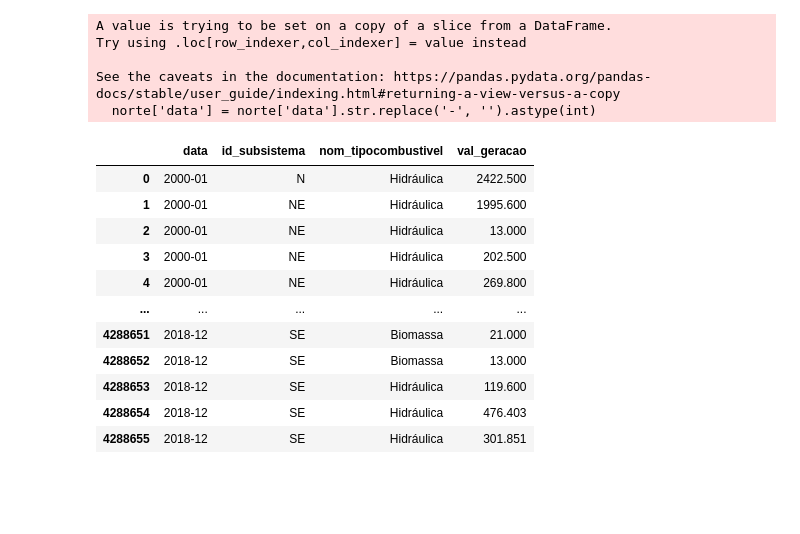
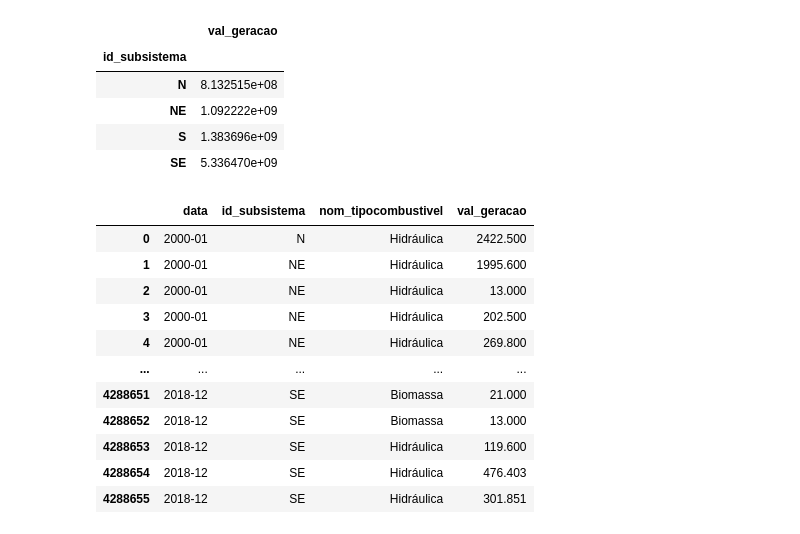
Before and after one commit to ppbgarcia/bootcamp20241, a Jupyter notebook: eda.ipynb, the cells around one changed output. Saved outputs shown, nothing was run; the diff lists cells and outputs as text; code cells hidden in the pictures; blank space fills up the shorter version.

```diff
--- a/eda.ipynb
+++ b/eda.ipynb
@@ -32,16 +35,19 @@ treino = treino.drop(['nom_subsistema', 'nom_estado', 'ceg', 'id_ons', 'nom_tipo
+# %%
+display(treino.groupby('id_subsistema').sum())
+# %% [output]
+|  | val_geracao |
+| id_subsistema |  |
+| N | 8.132515e+08 |
+| NE | 1.092222e+09 |
+| S | 1.383696e+09 |
+| SE | 5.336470e+09 |
 # %%
 norte = treino[treino['id_subsistema'] == "N"]
 nordeste = treino[treino['id_subsistema'] == "NE"]
 sul = treino[treino['id_subsistema'] == "S"]
 sudeste = treino[treino['id_subsistema'] == "SE"]
 
-norte['data'] = norte['data'].str.replace('-', '').astype(int)
+#norte['data'] = norte['data'].str.replace('-', '').astype(int)
-# %% [output]
-A value is trying to be set on a copy of a slice from a DataFrame.
-Try using .loc[row_indexer,col_indexer] = value instead
-
-See the caveats in the documentation: https://pandas.pydata.org/pandas-docs/stable/user_guide/indexing.html#returning-a-view-versus-a-copy
-  norte['data'] = norte['data'].str.replace('-', '').astype(int)
 # %%
 display(treino)
 # %% [output]
```
Also changed, not shown: parts of 10 cells of this notebook.
